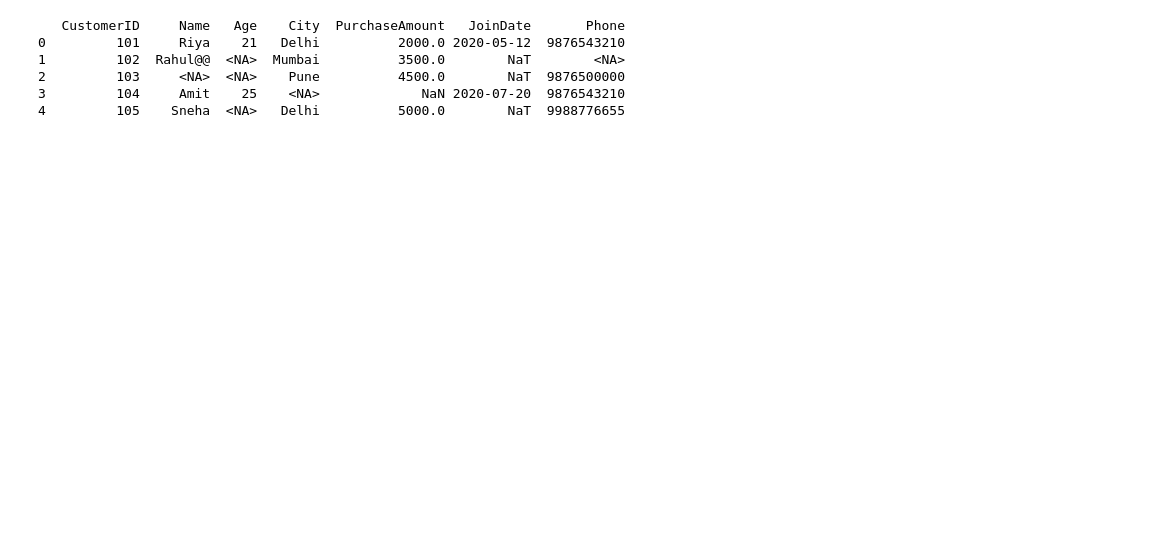
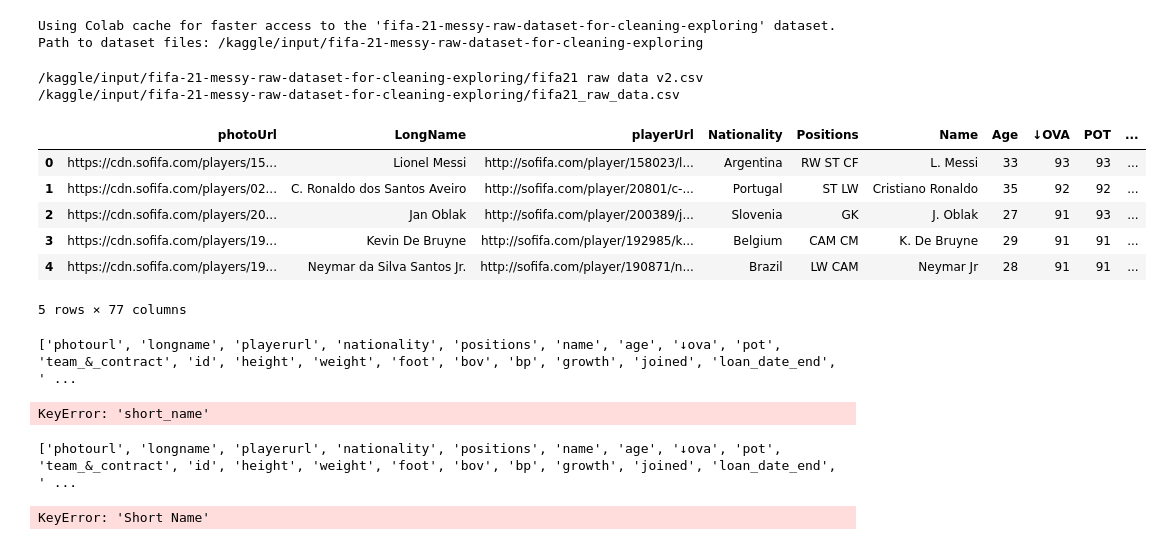
Before and after one commit to tanishkabishtt/customer-data-cleaning, a Jupyter notebook: data_cleaning_customer_.ipynb, the cells around one changed output. Drawn from its saved outputs; the diff is of its cells as text; code cells hidden in the pictures; blank space fills up the shorter version.

```diff
--- a/data_cleaning_customer_.ipynb
+++ b/data_cleaning_customer_.ipynb
@@ -107,9 +19,52 @@ df.to_csv("customer_cleaned.csv", index=False)
+# %%
+# Download the dataset using KaggleHub
+path = kagglehub.dataset_download("yagunnersya/fifa-21-messy-raw-dataset-for-cleaning-exploring")
+print("Path to dataset files:", path)
+# %% [output]
+Using Colab cache for faster access to the 'fifa-21-messy-raw-dataset-for-cleaning-exploring' dataset.
+Path to dataset files: /kaggle/input/fifa-21-messy-raw-dataset-for-cleaning-exploring
+# %%
+# List all files in the downloaded folder
+for root, dirs, files in os.walk(path):
+    for file in files:
+        print(os.path.join(root, file))
+# %% [output]
+/kaggle/input/fifa-21-messy-raw-dataset-for-cleaning-exploring/fifa21 raw data v2.csv
+/kaggle/input/fifa-21-messy-raw-dataset-for-cleaning-exploring/fifa21_raw_data.csv
+# %%
+import pandas as pd
+
+# Load the dataset using the correct filename
+df = pd.read_csv(path + "/fifa21_raw_data.csv")  # or use "fifa21 raw data v2.csv" if preferred
+df.head()
+# %% [output]
+|  | photoUrl | LongName | playerUrl | Nationality | Positions | Name | Age | ↓OVA | POT | ... |
+| 0 | https://cdn.sofifa.com/players/15... | Lionel Messi | http://sofifa.com/player/158023/l... | Argentina | RW ST CF | L. Messi | 33 | 93 | 93 | ... |
+| 1 | https://cdn.sofifa.com/players/02... | C. Ronaldo dos Santos Aveiro | http://sofifa.com/player/20801/c-... | Portugal | ST LW | Cristiano Ronaldo | 35 | 92 | 92 | ... |
+| 2 | https://cdn.sofifa.com/players/20... | Jan Oblak | http://sofifa.com/player/200389/j... | Slovenia | GK | J. Oblak | 27 | 91 | 93 | ... |
+| 3 | https://cdn.sofifa.com/players/19... | Kevin De Bruyne | http://sofifa.com/player/192985/k... | Belgium | CAM CM | K. De Bruyne | 29 | 91 | 91 | ... |
+| 4 | https://cdn.sofifa.com/players/19... | Neymar da Silva Santos Jr. | http://sofifa.com/player/190871/n... | Brazil | LW CAM | Neymar Jr | 28 | 91 | 91 | ... |
+5 rows × 77 columns
+# %%
+# Standardize column names
+df.columns = df.columns.str.strip().str.lower().str.replace(' ', '_')
+print(df.columns.tolist())
+# %% [output]
+['photourl', 'longname', 'playerurl', 'nationality', 'positions', 'name', 'age', '↓ova', 'pot', 'team_&_contract', 'id', 'height', 'weight', 'foot', 'bov', 'bp', 'growth', 'joined', 'loan_date_end', ' ...
+# %%
+# Clean player names and club/nationality
+df['short_name'] = df['short_name'].astype(str).str.strip().str.title()
+df['long_name'] = df['long_name'].astype(str).str.strip().str.title()
+df['nationality'] = df['nationality'].astype(str).str.strip().str.title()
+df['club'] = df['club'].astype(str).str.strip().str.title()
+# %% [output]
+KeyError: 'short_name'
 # %%
-print(df.head())
+print(df.columns.tolist())
 # %% [output]
-   CustomerID     Name   Age    City  PurchaseAmount   JoinDate       Phone
-0         101     Riya    21   Delhi          2000.0 2020-05-12  9876543210
-1         102  Rahul@@  <NA>  Mumbai          3500.0        NaT        <NA>
-2         103     <NA>  <NA>    Pune          4500.0        NaT  9876500000
-3         104     Amit    25    <NA>             NaN 2020-07-20  9876543210
-4         105    Sneha  <NA>   Delhi          5000.0        NaT  9988776655
+['photourl', 'longname', 'playerurl', 'nationality', 'positions', 'name', 'age', '↓ova', 'pot', 'team_&_contract', 'id', 'height', 'weight', 'foot', 'bov', 'bp', 'growth', 'joined', 'loan_date_end', ' ...
+# %%
+# Example: if the column is 'Short Name' with a space
+df['Short Name'] = df['Short Name'].astype(str).str.strip().str.title()
+# %% [output]
+KeyError: 'Short Name'
```
Also changed, not shown: parts of 55 cells of this notebook.
